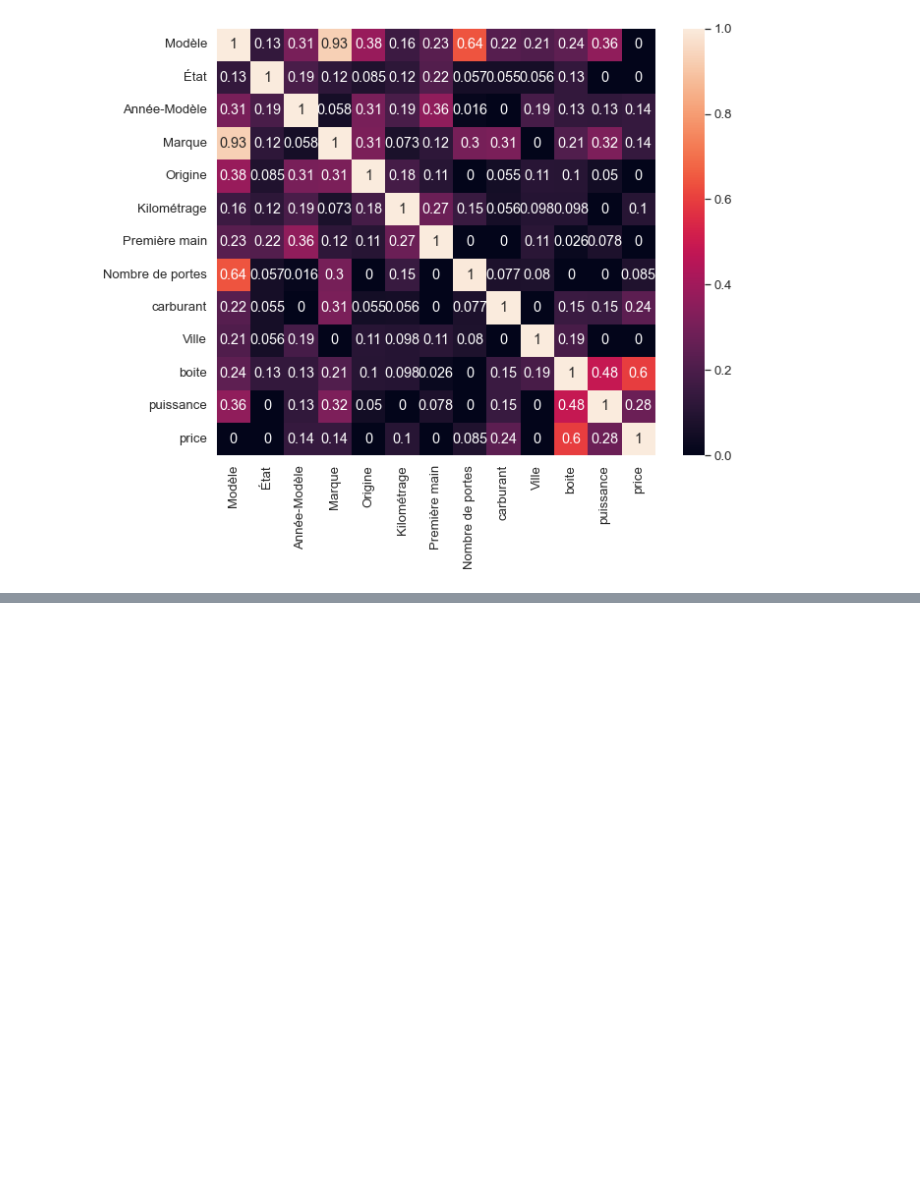
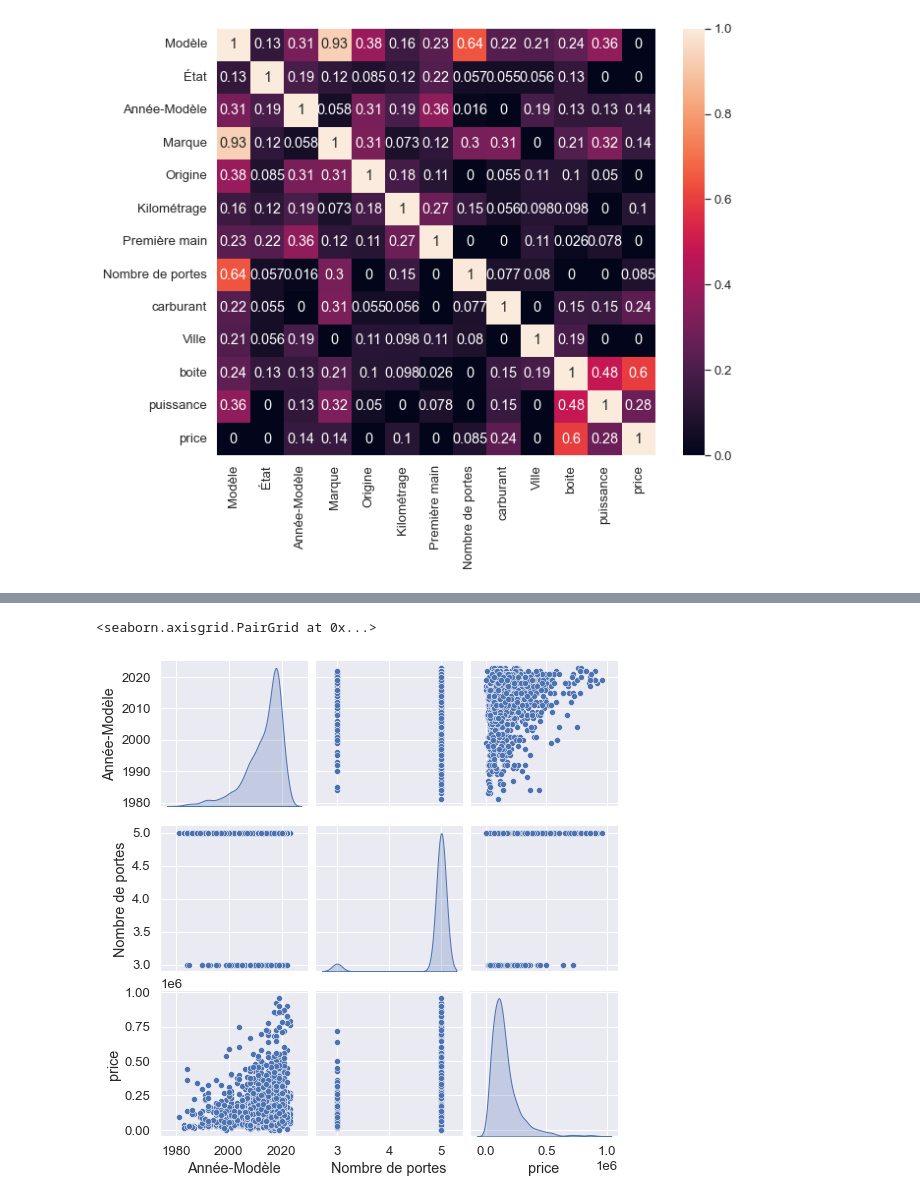
Before and after one commit to joyboy129/statistiques, a Jupyter notebook: 2ndpart.ipynb, the cells around one changed output, grey strips where cells are left out. Drawn from its saved outputs; the diff is of its cells as text; code cells hidden in the pictures; blank space fills up the shorter version.

```diff
--- a/2ndpart.ipynb
+++ b/2ndpart.ipynb
@@ -73,0 +51,5 @@ plt.show()
+# %%
+sns.pairplot(data, diag_kind="kde", height=2.5)
+# %% [output]
+<seaborn.axisgrid.PairGrid at 0x...>
+[figure, added]
```
Also changed, not shown: parts of 33 cells of this notebook, 1 other file.
